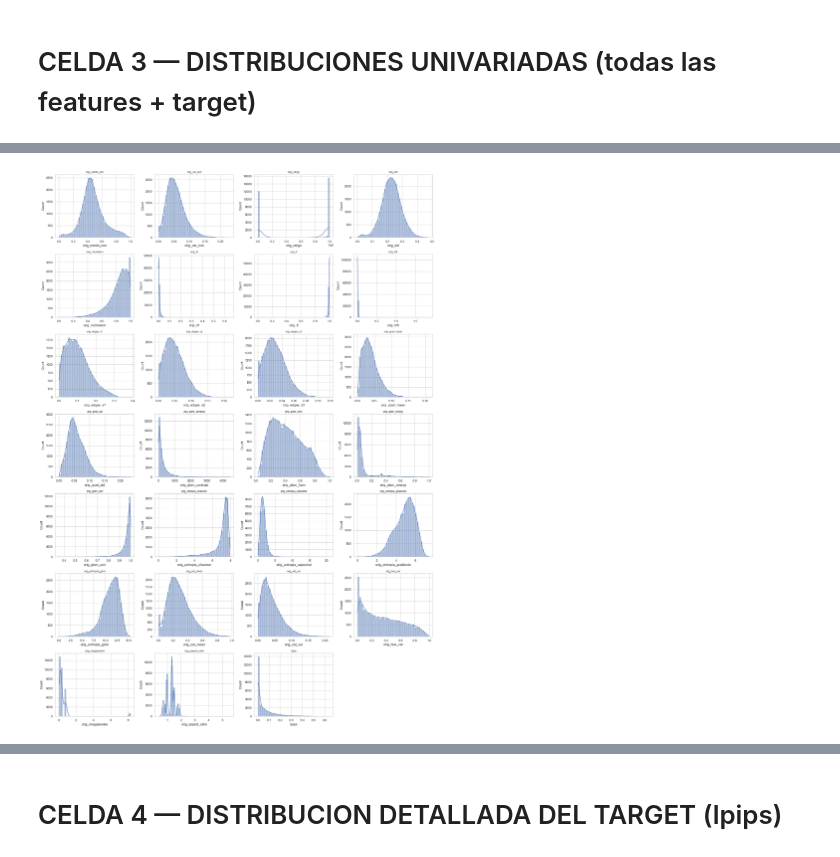
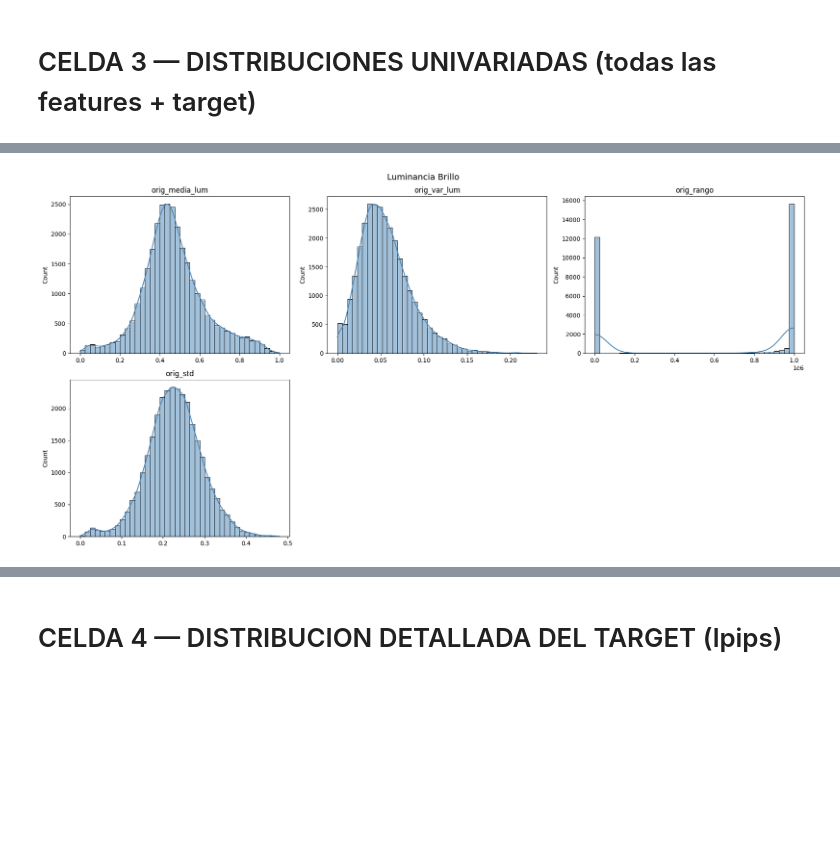
Before and after one commit to Santiago2004tt/Trabajo_Grado, a Jupyter notebook: limpiar_dataset.ipynb, the cells around one changed output, grey strips where cells are left out. Cells and saved outputs as stored; diff of their text form; code cells hidden in the pictures; blank space fills up the shorter version.

Commit message:
Analisis del dataset

```diff
--- a/limpiar_dataset.ipynb
+++ b/limpiar_dataset.ipynb
@@ -80,11 +80,14 @@ os.makedirs(OUT_DIR, exist_ok=True)
 num_cols = df.select_dtypes(include=[np.number]).columns.tolist()
 cat_cols = ["metodo", "formato_salida", "formato_entrada"]
 target = "lpips"
-features_orig = [c for c in num_cols if c.startswith("orig_")]
+
+features = [c for c in num_cols if c != target]
+
+features_img = [c for c in features if c != "calidad"]
 
 print(f"Dataset: {df.shape[0]} filas, {df.shape[1]} columnas")
 print(f"Numericas: {len(num_cols)} | Categoricas: {cat_cols} | Target: {target}")
-print(f"Features orig_: {len(features_orig)}")
+print(f"Features (numericas sin target): {len(features)} | Features de imagen: {len(features_img)}")
 # %% [output]
 Dataset: 29991 filas, 33 columnas
 Numericas: 28 | Categoricas: ['metodo', 'formato_salida', 'formato_entrada'] | Target: lpips
@@ -183,26 +235,82 @@ calidad
 # CELDA 3 — DISTRIBUCIONES UNIVARIADAS (todas las features + target)
 # %%
 print("=" * 70)
-print("3. DISTRIBUCIONES UNIVARIADAS")
+print("3. DISTRIBUCIONES UNIVARIADAS (por grupos tematicos)")
 print("=" * 70)
 
+# Grupos tematicos, en el mismo orden usado en el analisis descriptivo.
+# Esto evita una cuadricula unica de 28 graficas ilegible en el documento;
+# cada grupo se guarda como una figura independiente, mas grande y clara.
+#   a. Luminancia y brillo | b. Contraste | c. Entropia | d. Frecuencial
+#   e. Bordes y gradientes | f. Textura (GLCM) | g. Color | h. Resolucion espacial
+grupos = {
+    "01a_luminancia_brillo": ["orig_media_lum", "orig_var_lum",
+                               "orig_rango", "orig_std"],
+    "01b_contraste": ["orig_michelson", "orig_grad_mean"],
+    "01c_entropia": ["orig_entropia_shannon", "orig_entropia_espectral",
+                      "orig_entropia_gradiente"],
+    "01d_frecuencial": ["orig_hf", "orig_lf", "orig_hlfr"],
+    "01e_bordes_gradientes": ["orig_edges_s1", "orig_edges_s2",
+                               "orig_edges_s3", "orig_grad_std"],
+    "01f_textura_glcm": ["orig_glcm_hom", "orig_glcm_energy",
+                          "orig_glcm_corr", "orig_glcm_contrast",
+                          "orig_entropia_glcm"],
+    "01g_color": ["orig_sat_mean", "orig_sat_var", "orig_hue_var"],
+    "01h_resolucion_espacial": ["orig_megapixeles", "orig_aspect_ratio"],
+}
+
+def graficar_grupo(nombre, columnas, n_cols=3):
+    """Genera una figura con histogramas+KDE para un grupo de columnas."""
+    n_rows = int(np.ceil(len(columnas) / n_cols))
+    fig, axes = plt.subplots(n_rows, n_cols, figsize=(6 * n_cols, 4.5 * n_rows))
+    axes = np.atleast_1d(axes).ravel()
+
+    for i, col in enumerate(columnas):
+        sns.histplot(df[col].dropna(), kde=True, ax=axes[i], bins=40,
+                     color="steelblue")
+        axes[i].set_title(col, fontsize=12)
+        axes[i].set_xlabel("")
+
+    for j in range(len(columnas), len(axes)):
+        fig.delaxes(axes[j])
+
+    fig.suptitle(nombre.split("_", 1)[1].replace("_", " ").title(), fontsize=14)
+    plt.tight_layout()
+    ruta = f"{OUT_DIR}/dist_{nombre}.png"
+    plt.savefig(ruta, dpi=150)
+    plt.show()
+    print(f"Guardado: {ruta}")
+
+for nombre, columnas in grupos.items():
+    graficar_grupo(nombre, columnas)
+
+# El target (lpips) va en su propia figura individual, mas grande,
+# por ser la variable mas importante del documento.
+plt.figure(figsize=(8, 5))
+sns.histplot(df[target].dropna(), kde=True, bins=60, color="darkorange")
+plt.axvline(df[target].median(), color="red", linestyle="--", label="mediana")
+plt.title("Distribucion de LPIPS (target)", fontsize=14)
+plt.legend()
+plt.tight_layout()
+plt.savefig(f"{OUT_DIR}/dist_07_target_lpips.png", dpi=150)
+plt.show()
+print(f"Guardado: {OUT_DIR}/dist_07_target_lpips.png")
+
+# (Opcional) cuadricula completa de todas las variables, util solo como
+# anexo/apendice del documento, no para el cuerpo principal.
+cols_a_graficar = features_img + [target]
 n_cols_grid = 4
-cols_a_graficar = features_orig + [target]
 n_rows_grid = int(np.ceil(len(cols_a_graficar) / n_cols_grid))
-
 fig, axes = plt.subplots(n_rows_grid, n_cols_grid, figsize=(20, 4 * n_rows_grid))
 axes = axes.ravel()
-
 for i, col in enumerate(cols_a_graficar):
     sns.histplot(df[col].dropna(), kde=True, ax=axes[i], bins=40)
     axes[i].set_title(col, fontsize=9)
-
 for j in range(len(cols_a_graficar), len(axes)):
     fig.delaxes(axes[j])
-
 plt.tight_layout()
-plt.savefig(f"{OUT_DIR}/distribuciones_univariadas.png", dpi=130)
+plt.savefig(f"{OUT_DIR}/dist_anexo_todas_las_variables.png", dpi=130)
 plt.show()
-print(f"Guardado: {OUT_DIR}/distribuciones_univariadas.png")
+print(f"Guardado (anexo): {OUT_DIR}/dist_anexo_todas_las_variables.png")
 # %% [output]
 ======================================================================
@@ -210,2 +318,2 @@ print(f"Guardado: {OUT_DIR}/distribuciones_univariadas.png")
 ======================================================================
-[figure, old version]
+[figure, new version]
```
Also changed, not shown: parts of 21 cells of this notebook, 2 other files.
